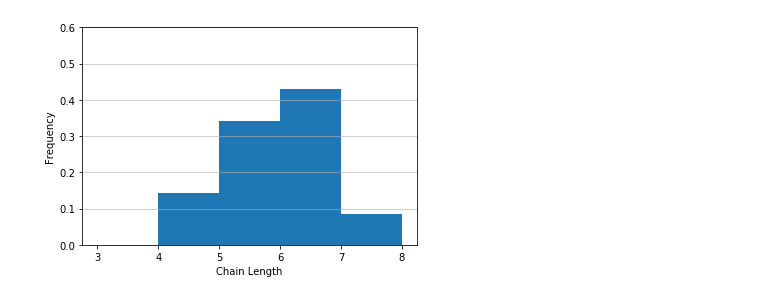
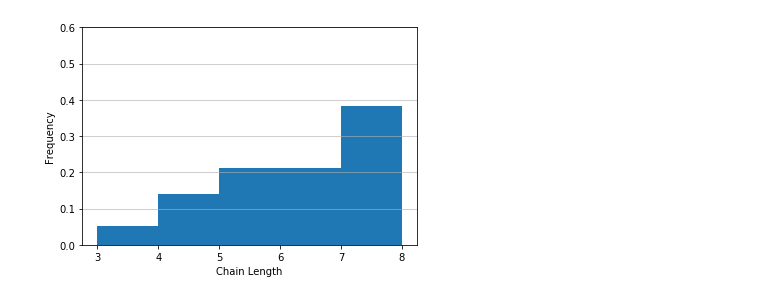
Before and after one commit to delgadoandrea/quantumjets, a Jupyter notebook: plot_embedding.ipynb, the cells around one changed output. Cells and saved outputs as stored; diff of their text form; code cells hidden in the pictures.

Commit message:
Latest plots for first draft

```diff
--- a/plot_embedding.ipynb
+++ b/plot_embedding.ipynb
@@ -20,0 +11,21 @@ Embedding on 595 spin variables
+# %%
+num_ev = 100
+n_part = []
+n_qubits = []
+chain_length = []
+
+for i in range(num_ev):
+    # Generate a Pythia event
+    particles = generator()
+
+    # Use particles in event to generate qubo
+    #qubo, offset = make_qubo(particles, np.pi/2.)
+
+    embedding = generate_embedding(len(particles))
+
+    # Get distribution of chain lengths
+    for i in range(len(embedding)):
+        chain_length.append(len(embedding[i]))
+
+    n_part.append(len(particles))
+    n_qubits.append(len(embedding))
@@ -25,16 +68,16 @@ for i in range(len(embedding)):
     chain_length.append(len(embedding[i]))
 # %%
 # Plot results
-counts, bins = np.histogram(chain_length, range(3,9), density=True)
+counts, bins = np.histogram(chain_length, range(3,10), density=True)
 plt.hist(bins[:-1], bins, weights=counts)
 
 plt.grid(axis='y', alpha=0.75)
 plt.xlabel('Chain Length')
 plt.ylabel('Frequency')
 plt.ylim(0,0.6)
 plt.savefig('images/chainlength_dist.png')
 # %% [output]
-[figure, old version]
+[figure, new version]
 # %%
 x_val = []
 y_val = []
```
Also changed, not shown: parts of 9 cells of this notebook, 26 other files.
